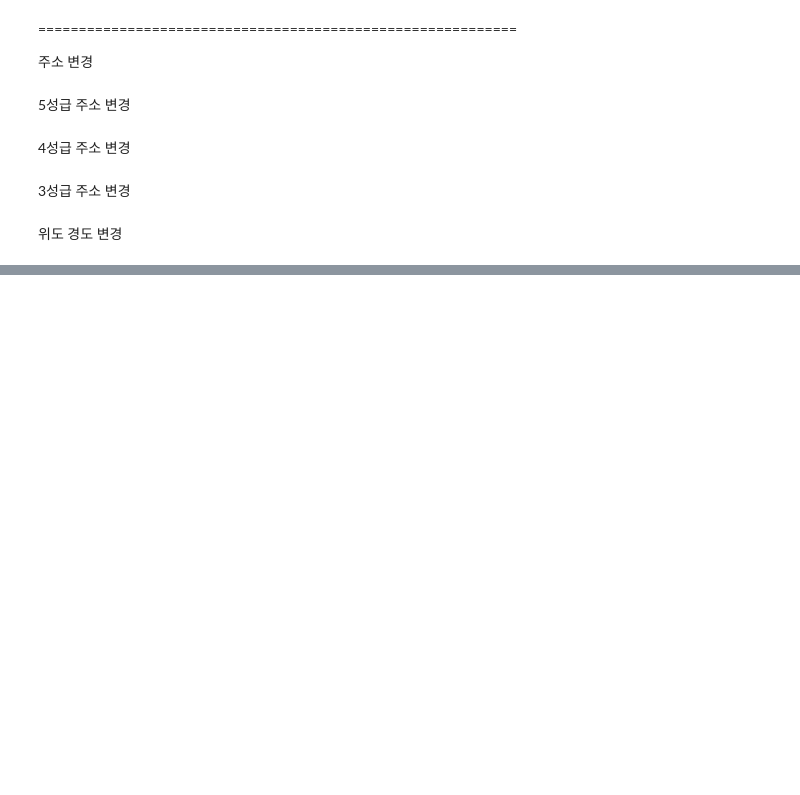
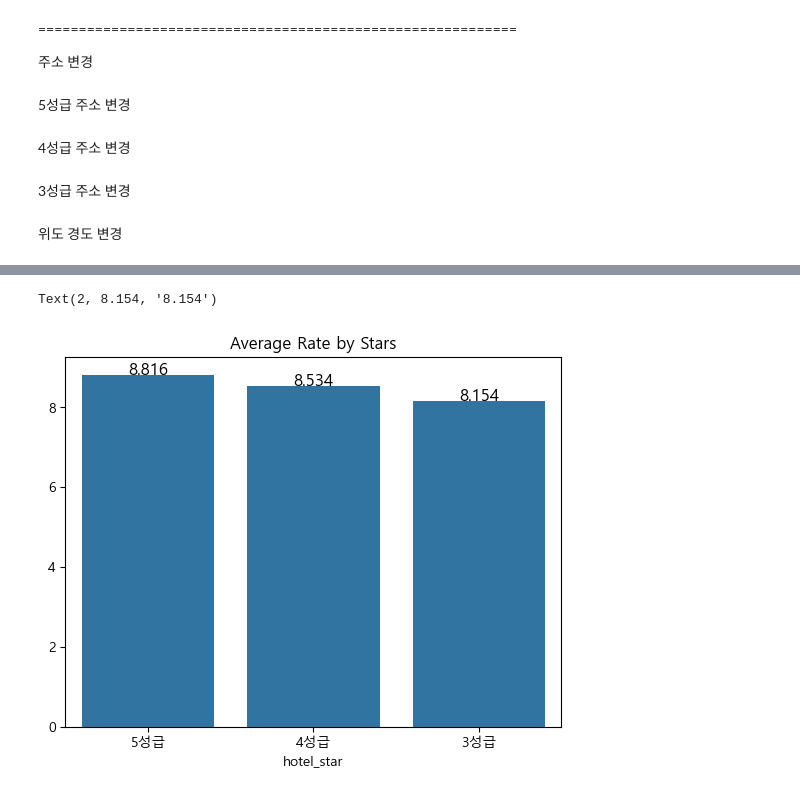
Before and after one commit to GRetriever/Data-Analysis-Project, a Jupyter notebook: Agoda/WebCrawling_2.ipynb, the cells around one changed output, grey strips where cells are left out. Saved outputs shown, nothing was run; the diff lists cells and outputs as text; code cells hidden in the pictures; blank space fills up the shorter version.

```diff
--- a/Agoda/WebCrawling_2.ipynb
+++ b/Agoda/WebCrawling_2.ipynb
@@ -612,0 +592,14 @@ for i in range(len(three_df['hotel_location'])):
+# %%
+mean = hotels.groupby('hotel_star')['hotel_rate'].mean().sort_values(ascending=False)
+
+sns.barplot(
+    x = mean.index,
+    y = mean.values
+)
+plt.title('Average Rate by Stars')
+plt.text(0,8.816,8.816,fontsize=12,ha='center')
+plt.text(1,8.534,8.534,fontsize=12,ha='center')
+plt.text(2,8.154,8.154,fontsize=12,ha='center')
+# %% [output]
+Text(2, 8.154, '8.154')
+[figure, added]
```
Also changed, not shown: parts of 56 cells of this notebook, 2 other files.
